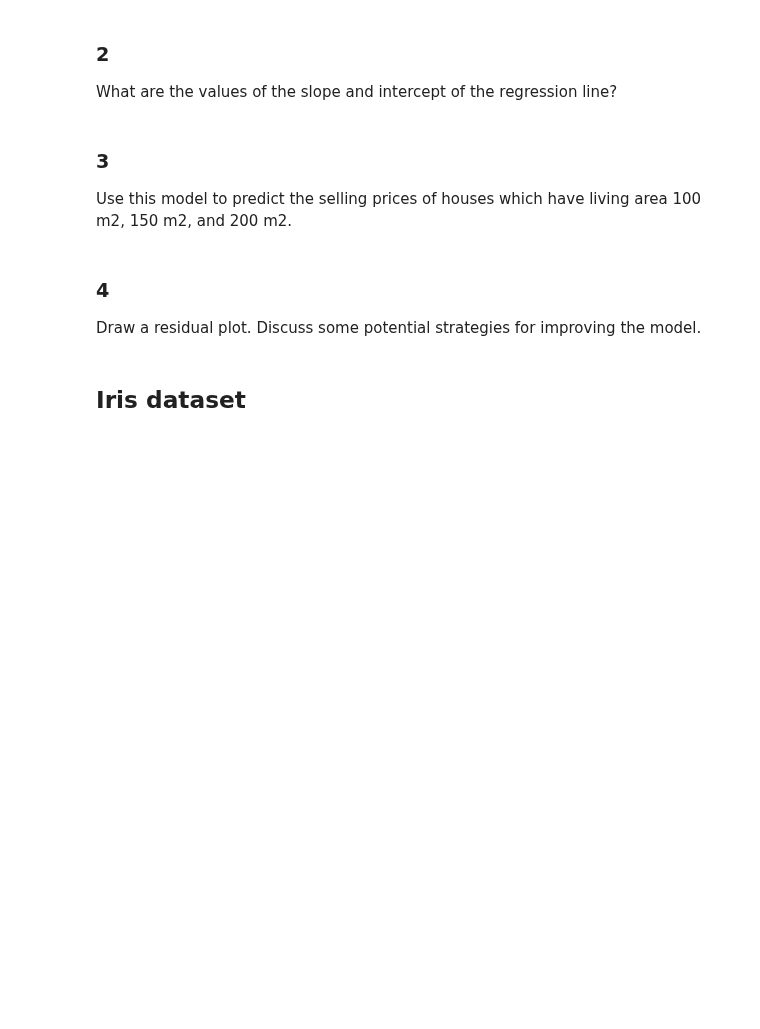
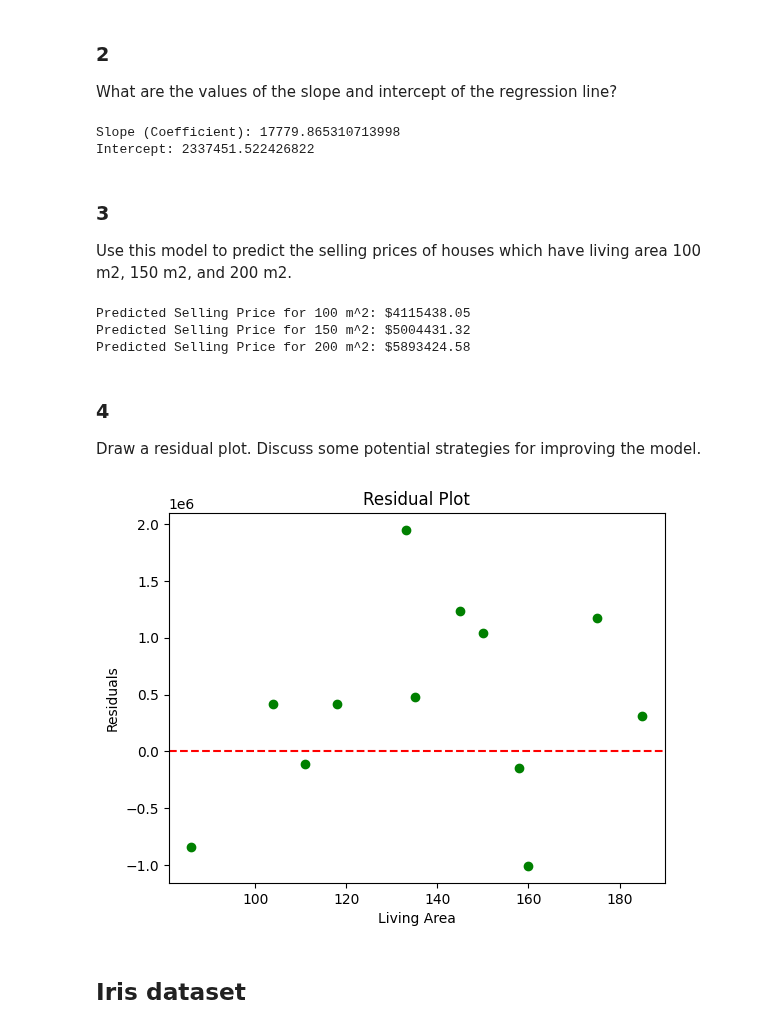
Before and after one commit to Beolinen/DAT565, a Jupyter notebook: Assignment02/A2.ipynb, the cells around one changed output. Drawn from its saved outputs; the diff is of its cells as text; code cells hidden in the pictures; blank space fills up the shorter version.

```diff
--- a/Assignment02/A2.ipynb
+++ b/Assignment02/A2.ipynb
@@ -29,12 +106,49 @@ y = data['SellingPrice'].values
 # %% [markdown]
 ### 2
 What are the values of the slope and intercept of the regression line?
+# %%
+# Coefficient (slope)
+slope = model.coef_[0]
+# Intercept
+intercept = model.intercept_
+
+#Display the slope and intercept
+print(f"Slope (Coefficient): {slope}")
+print(f"Intercept: {intercept}")
+# %% [output]
+Slope (Coefficient): 17779.865310713998
+Intercept: 2337451.522426822
 # %% [markdown]
 ### 3
 Use this model to predict the selling prices of houses which have living area 100 m2, 150 m2, and
 200 m2.
+# %%
+#Using the model to make predictions
+living_areas_to_predict = np.array([100, 150, 200]).reshape(-1, 1)
+predicted_prices = model.predict(living_areas_to_predict)
+
+#Displaying the predictions
+for living_area, predicted_price in zip([100, 150, 200], predicted_prices):
+    print(f"Predicted Selling Price for {living_area} m^2: ${predicted_price:.2f}")
+# %% [output]
+Predicted Selling Price for 100 m^2: $4115438.05
+Predicted Selling Price for 150 m^2: $5004431.32
+Predicted Selling Price for 200 m^2: $5893424.58
 # %% [markdown]
 ### 4
 Draw a residual plot. Discuss some potential strategies for improving the model.
+# %%
+#Calculating the residuals
+residuals = y_test - y_pred
+
+#Creating the residual plot
+plt.scatter(X_test, residuals, color='green')
+plt.axhline(y=0, color='red', linestyle='--')
+plt.xlabel('Living Area')
+plt.ylabel('Residuals')
+plt.title('Residual Plot')
+plt.show()
+# %% [output]
+[figure, added]
 # %% [markdown]
 ## Iris dataset
```
Also changed, not shown: parts of 11 cells of this notebook, 14 other files.
